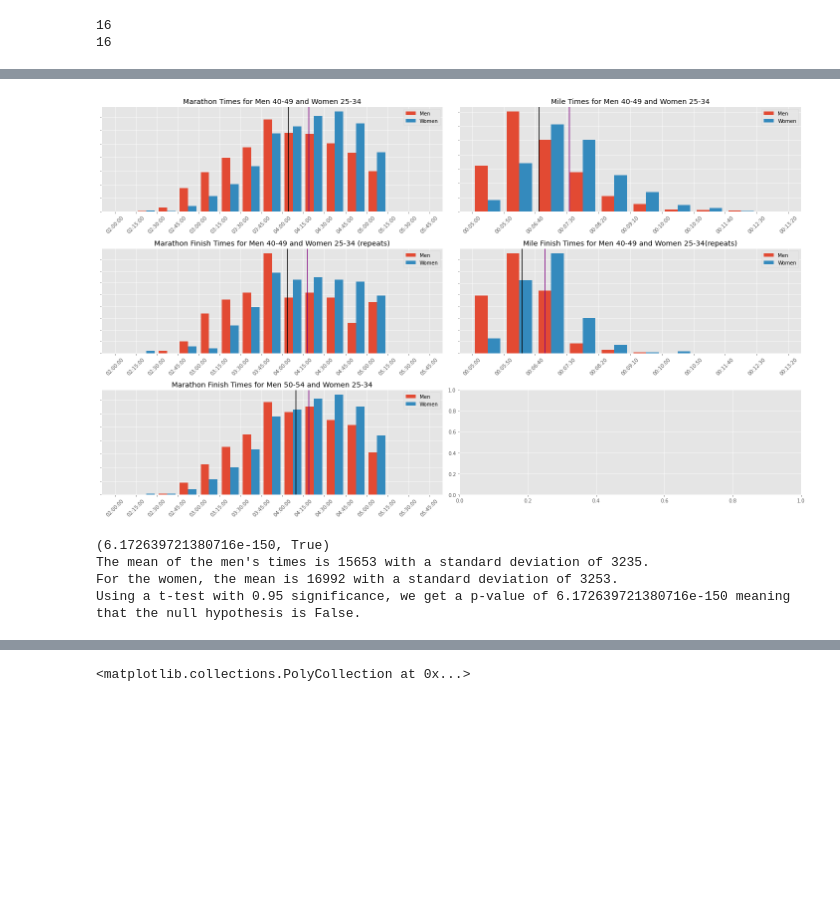
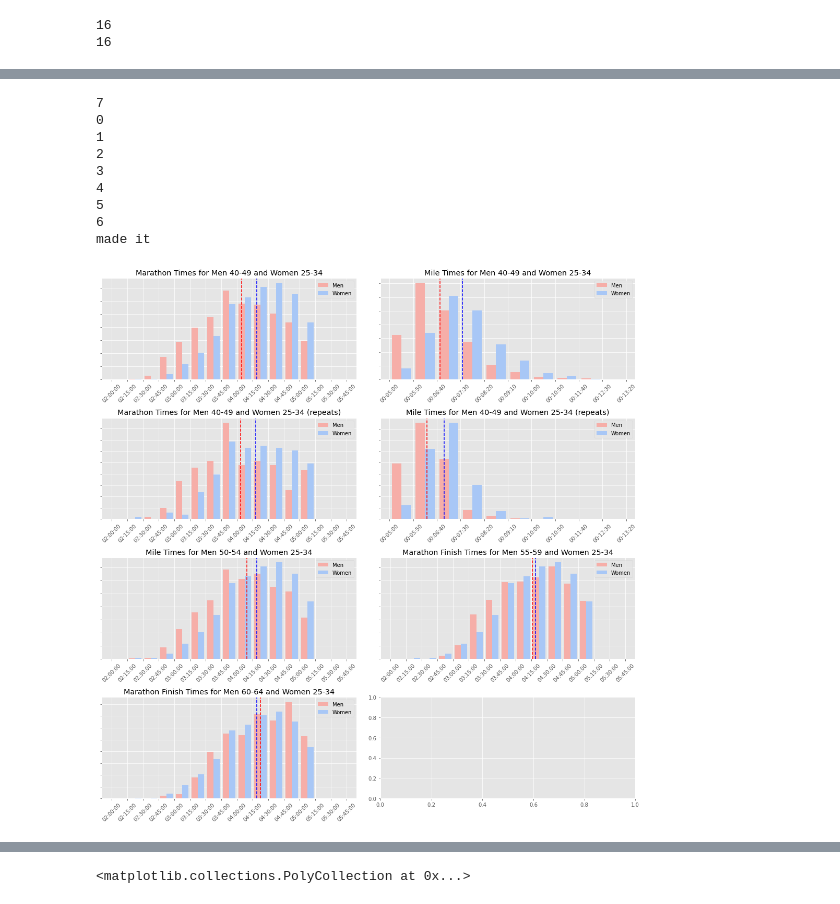
Before and after one commit to annewbarry/running_rivalries, a Jupyter notebook: Real_data_stats-Copy1.ipynb, the cells around one changed output, grey strips where cells are left out. Cells and saved outputs as stored; diff of their text form; code cells hidden in the pictures; blank space fills up the shorter version.

```diff
--- a/Real_data_stats-Copy1.ipynb
+++ b/Real_data_stats-Copy1.ipynb
@@ -164,14 +158,16 @@ print(len(mar_x))
 
 mile_x = formatTime(secs_mile)
 #print(mile_x)
-mar_x_range = [[7800, 25000], [240,800], [7800,25000], [240,800], [7800,25000]]
+#mar_x_range = [[7800, 25000], [240,800], [7800,25000], [240,800], [7800,25000]]
 #print(mar_x_range)
-bins = [secs_mar, secs_mile, secs_mar, secs_mile, secs_mar]
-x_axis_labels = [mar_x, mile_x, mar_x, mile_x, mar_x]
+bins = [secs_mar, secs_mile, secs_mar, secs_mile, secs_mar, secs_mar, secs_mar]
+x_axis_labels = [mar_x, mile_x, mar_x, mile_x, mar_x, mar_x, mar_x]
 # %% [output]
 16
 16
 # %%
-titles = ["Marathon Times for Men 40-49 and Women 25-34", 'Mile Times for Men 40-49 and Women 25-34', 'Marathon Finish Times for Men 40-49 and Women 25-34 (repeats)','Mile Finish Times for Men 40-49 and Women 25-34(repeats)', 'Marathon Finish Times for Men 50-54 and Women 25-34']
 
-data =[['Mar',M_Mar['Time(sec)'], W_Mar['Time(sec)']], ['Mile', M_Mile['Time(sec)'], W_Mile['Time(sec)']], ['Mar_Repeats', M_repeats['Time(sec)_x'], W_repeats['Time(sec)_x']], ['Mile_Repeats', M_repeats['Time(sec)_y'], W_repeats['Time(sec)_y']], ['Mar_50', M_Mar_50['Time(sec)'], W_Mar['Time(sec)']]]
+
+data =[["Marathon Times for Men 40-49 and Women 25-34",M_Mar['Time(sec)'], W_Mar['Time(sec)']], ['Mile Times for Men 40-49 and Women 25-34', M_Mile['Time(sec)'], W_Mile['Time(sec)']], ['Marathon Times for Men 40-49 and Women 25-34 (repeats)', M_repeats['Time(sec)_x'], W_repeats['Time(sec)_x']], ['Mile Times for Men 40-49 and Women 25-34 (repeats)', M_repeats['Time(sec)_y'], W_repeats['Time(sec)_y']], ['Mile Times for Men 50-54 and Women 25-34', M_Mar_50['Time(sec)'], W_Mar['Time(sec)']], ['Marathon Finish Times for Men 55-59 and Women 25-34', M_Mar_55['Time(sec)'], W_Mar['Time(sec)']], ['Marathon Finish Times for Men 60-64 and Women 25-34', M_Mar_60['Time(sec)'], W_Mar['Time(sec)']]]
+
+print(data[6])
@@ -178,21 +192,33 @@ data =[['Mar',M_Mar['Time(sec)'], W_Mar['Time(sec)']], ['Mile', M_Mile['Time(sec
 # %%
-def plot(data, titles, labels, x_range, bins):
-    fig, axes = plt.subplots(3,2, figsize = (20, 12))
+print(len(data))
+def plot(data, labels, bins):
+    fig, axes = plt.subplots(4,2, figsize = (15, 15))
     for i, ax in enumerate(axes.flat):
-        ax.hist(data[i][1:], bins = bins[i], density = True, align = ('mid'), label = ['Men', 'Women'])
+        ax.hist(data[i][1:], bins = bins[i], density = True, align = ('mid'), color = ['#F6AEA8', '#A8C7F6'], label = ['Men', 'Women'])
         ax.spines["bottom"].set_visible(True)
         ax.spines["left"].set_visible(True)
-        ax.axvline(data[i][1].mean(), color = 'black')
-        ax.axvline(data[i][2].mean(), color = 'purple')
-        ax.set_title(titles[i])
+        ax.axvline(data[i][1].mean(), color = 'red', linestyle="--")
+        ax.axvline(data[i][2].mean(), color = 'blue', linestyle="--")
+        ax.set_title(data[i][0])
         ax.set_yticklabels([])
         ax.set_xticklabels(labels[i], rotation = '45')
         ax.set_xticks(bins[i])
         ax.legend()
-        if i == 4:
+        print(i)
+        if i == (len(data)-1):
+            print('made it')
             break
     fig.tight_layout()
 
-plot(data, titles, x_axis_labels, mar_x_range, bins)
+plot(data, x_axis_labels, bins)
 # %% [output]
+7
+0
+1
+2
+3
+4
+5
+6
+made it
-[figure, old version]
+[figure, new version]
@@ -218,26 +224,0 @@ plot(data, titles, x_axis_labels, mar_x_range, bins)
-# %%
-men_mean = round(quant_list[0]['Time(sec)'].mean())
-men_std = round(quant_list[0]['Time(sec)'].std())
-
-women_mean = round(quant_list[1]['Time(sec)'].mean())
-women_std = round(quant_list[1]['Time(sec)'].std())
-
-#print(stats.shapiro(quant_list[0]['Time(sec)']))
-
-def calculate_t_test(sample1, sample2, type_I_error_rate):
-    ttest = stats.ttest_ind(sample1, sample2, equal_var = False)
-    return (ttest[1], ttest[1] < type_I_error_rate)
-
-error = .05
-print(calculate_t_test((quant_list[0])['Time(sec)'], (quant_list[1])['Time(sec)'], error/2))
-
-for i in data:
-
-print('''The mean of the men's times is {} with a standard deviation of {}.
-For the women, the mean is {} with a standard deviation of {}.
-Using a t-test with {} significance, we get a p-value of {} meaning that the null hypothesis is {}.'''.format(men_mean, men_std, women_mean, women_std, 1- error, results[0], results == False))
-# %% [output]
-(6.172639721380716e-150, True)
-The mean of the men's times is 15653 with a standard deviation of 3235.
-For the women, the mean is 16992 with a standard deviation of 3253.
-Using a t-test with 0.95 significance, we get a p-value of 6.172639721380716e-150 meaning that the null hypothesis is False.
```
Also changed, not shown: parts of 18 cells of this notebook, 1 other file.
